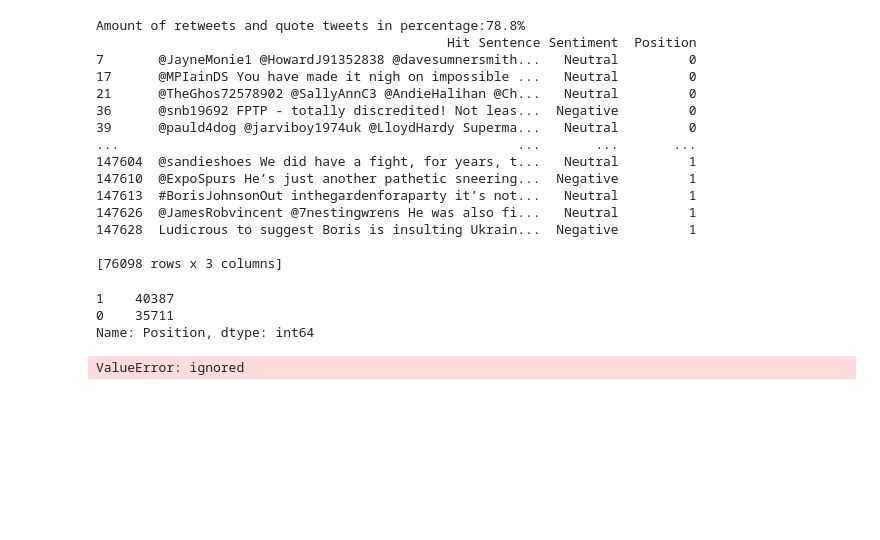
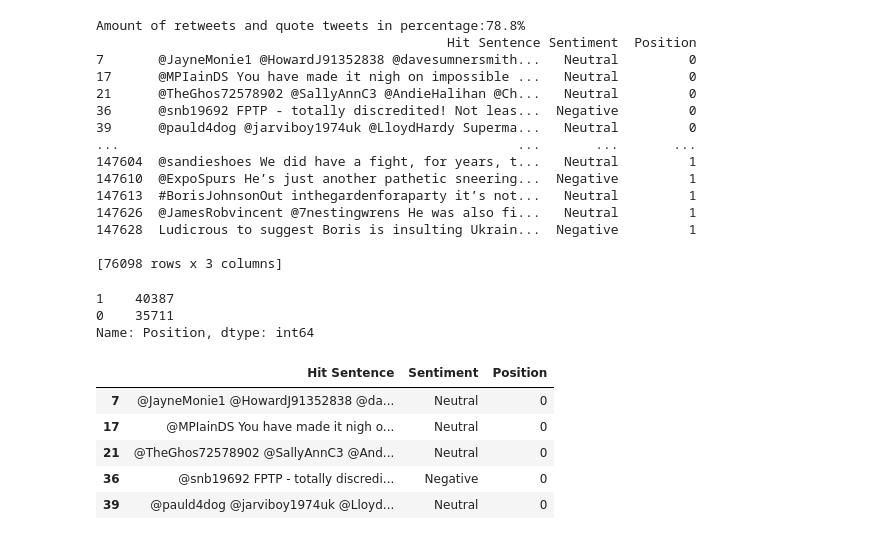
Before and after one commit to Pramsi/Can-t_tame_that_Python_Semester_Project, a Jupyter notebook: Can't_tame_that_Python_Semester_Project.ipynb, the cells around one changed output. Saved outputs shown, nothing was run; the diff lists cells and outputs as text; code cells hidden in the pictures; blank space fills up the shorter version.

```diff
--- a/Can't_tame_that_Python_Semester_Project.ipynb
+++ b/Can't_tame_that_Python_Semester_Project.ipynb
@@ -158,8 +157,10 @@ def remove_stopwords(tweet: str) -> str:
-# %%
-#Applying helper functions
-df['tweet_clean'] = df_no_qt['Hit Sentence'].apply(lambda x: lowercase(x))
-df['tweet_clean'] = df['tweet_clean'].apply(lambda x: remove_hashtags(x))
-df['tweet_clean'] = df['tweet_clean'].apply(lambda x: remove_mentions(x))
-df['tweet_clean'] = df['tweet_clean'].apply(lambda x: remove_stopwords(x))
-# %% [output]
-ValueError: ignored
+# %%
+# no retweets and no quote tweets / no cleaned column yet
+df_no_qt.head()
+# %% [output]
+|  | Hit Sentence | Sentiment | Position |
+| 7 | @JayneMonie1 @HowardJ91352838 @da... | Neutral | 0 |
+| 17 | @MPIainDS You have made it nigh o... | Neutral | 0 |
+| 21 | @TheGhos72578902 @SallyAnnC3 @And... | Neutral | 0 |
+| 36 | @snb19692 FPTP - totally discredi... | Negative | 0 |
+| 39 | @pauld4dog @jarviboy1974uk @Lloyd... | Neutral | 0 |
```
Also changed, not shown: parts of 4 cells of this notebook.
